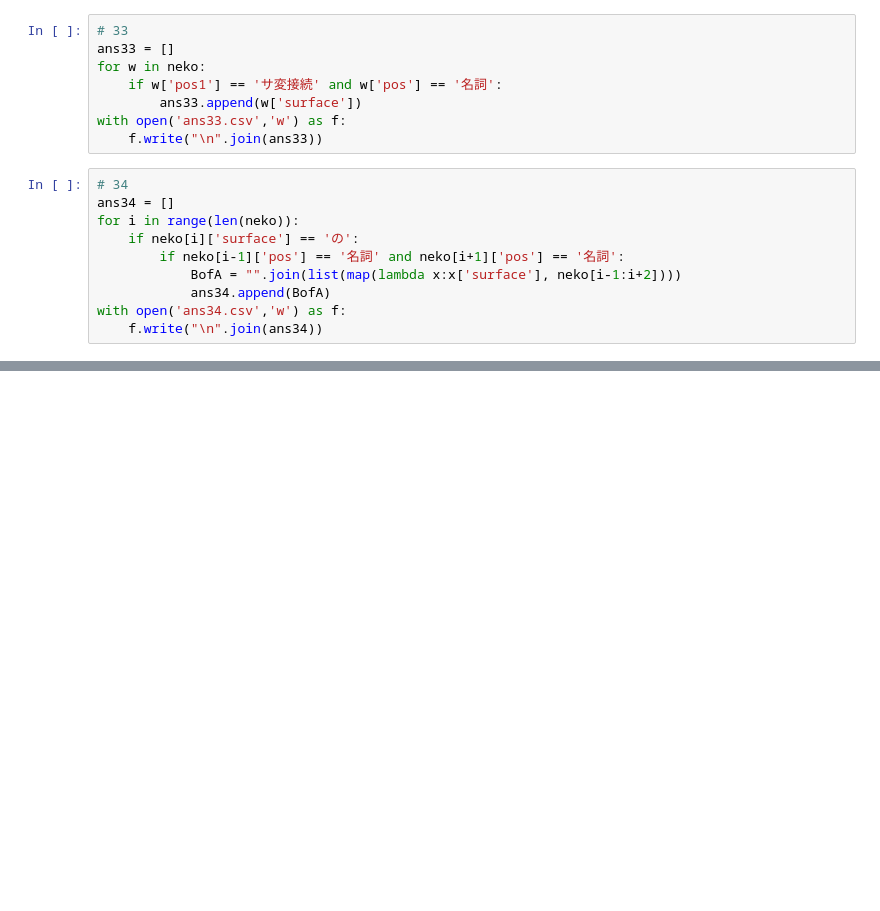
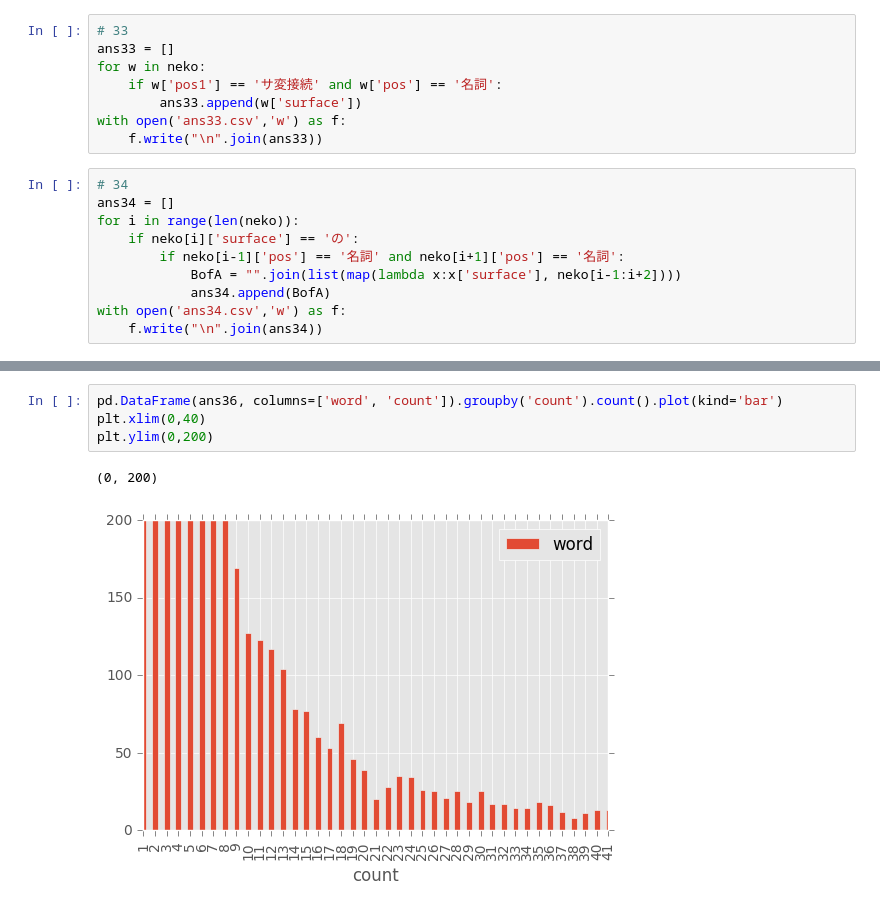
Before and after one commit to woody-kawagoe/nlp100, a Jupyter notebook: chapter04/chapter04.ipynb, the cells around one changed output, grey strips where cells are left out. Drawn from its saved outputs; the diff is of its cells as text; blank space fills up the shorter version.

```diff
--- a/chapter04/chapter04.ipynb
+++ b/chapter04/chapter04.ipynb
@@ -77,0 +124,7 @@ with open('ans34.csv','w') as f:
+# %%
+pd.DataFrame(ans36, columns=['word', 'count']).groupby('count').count().plot(kind='bar')
+plt.xlim(0,40)
+plt.ylim(0,200)
+# %% [output]
+(0, 200)
+[figure, added]
```
Also changed, not shown: parts of 6 cells of this notebook, 1 other file.
